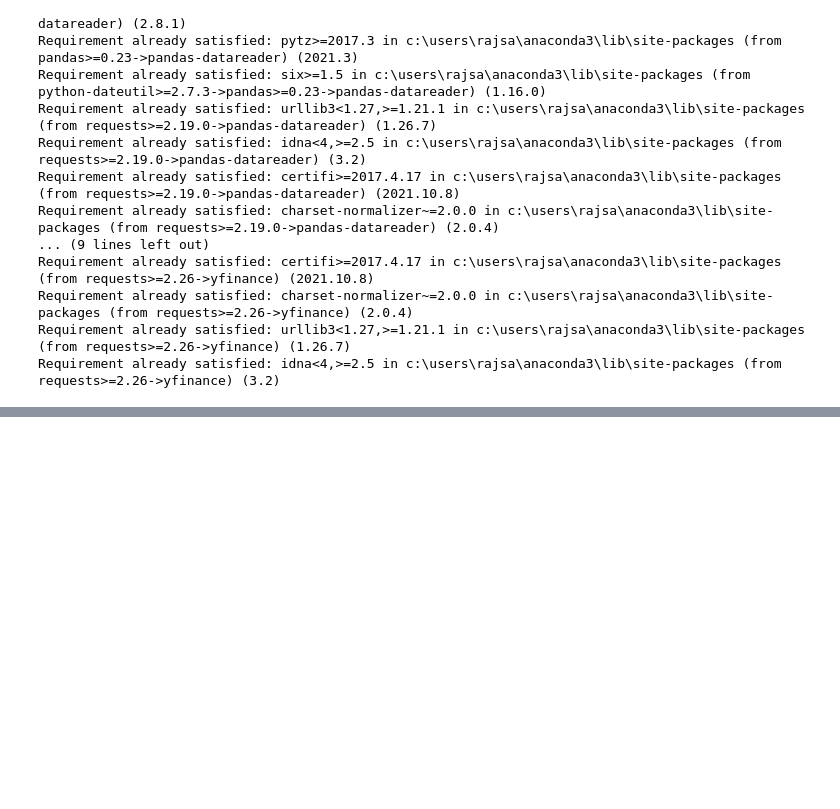
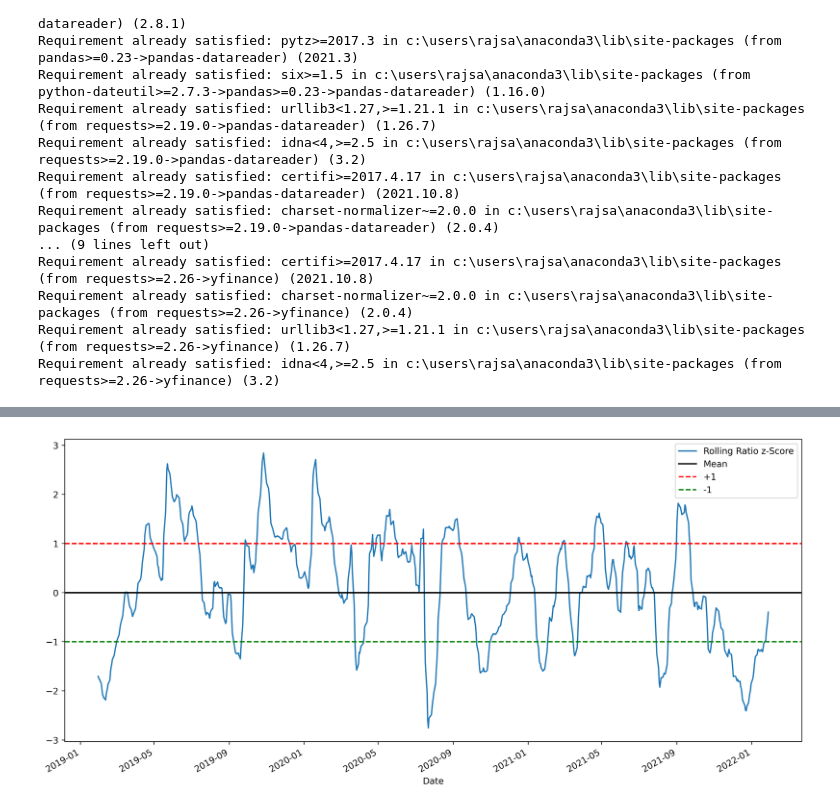
Before and after one commit to nobiSaR/Pairs_Trading, a Jupyter notebook: PairsTrading_part2.ipynb, the cells around one changed output, grey strips where cells are left out. Saved outputs shown, nothing was run; the diff lists cells and outputs as text; code cells hidden in the pictures; blank space fills up the shorter version.

```diff
--- a/PairsTrading_part2.ipynb
+++ b/PairsTrading_part2.ipynb
@@ -160,0 +203,19 @@ print(len(pairs))
+# %%
+
+# Take a rolling 60 day standard deviation
+std_60 = train.rolling(window=60,center=False).std()
+std_60.name = 'std 60d'
+
+# Compute the z score for each day
+zscore_60_5 = (ratios_mavg5 - ratios_mavg60)/std_60
+zscore_60_5.name = 'z-score'
+
+plt.figure(figsize=(15,7), dpi = 500)
+zscore_60_5.plot()
+plt.axhline(0, color='black')
+plt.axhline(1.0, color='red', linestyle='--')
+plt.axhline(-1.0, color='green', linestyle='--')
+plt.legend(['Rolling Ratio z-Score', 'Mean', '+1', '-1'])
+plt.show()
+# %% [output]
+[figure, added]
```
Also changed, not shown: parts of 10 cells of this notebook, 4 other files.
